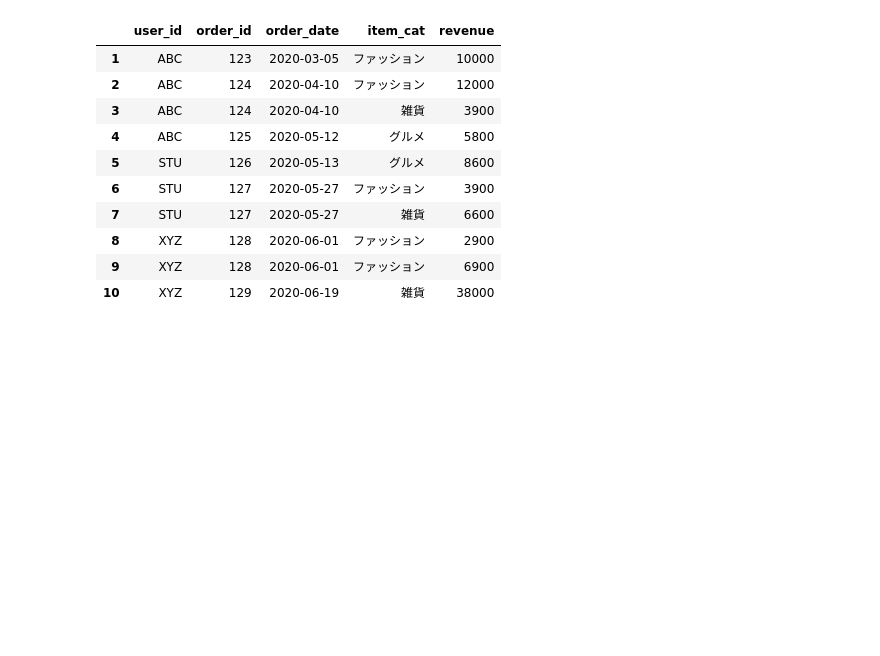
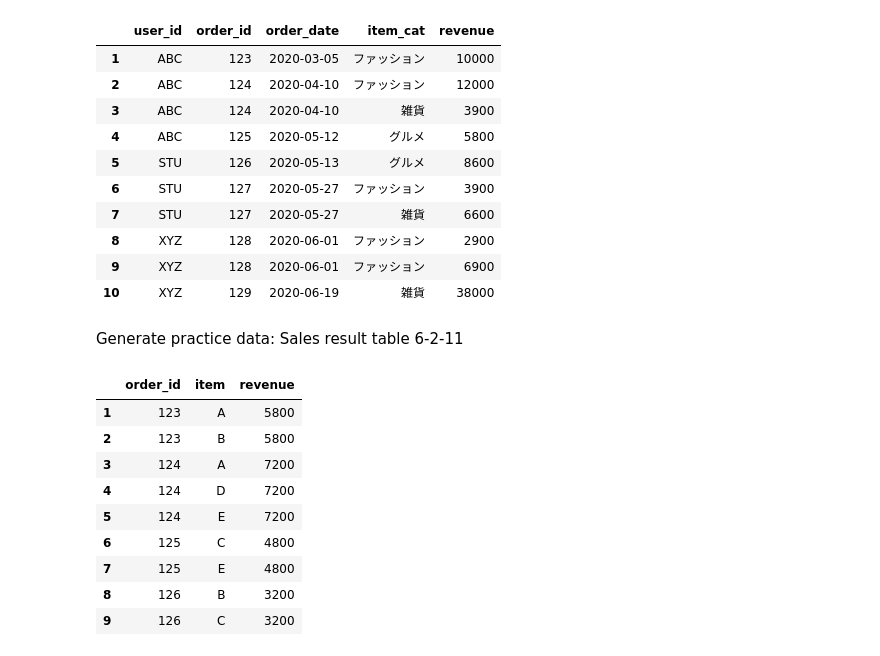
Before and after one commit to 1024xx4/practice_big_query, a Jupyter notebook: kobo.ipynb, the cells around one changed output. Saved outputs shown, nothing was run; the diff lists cells and outputs as text; code cells hidden in the pictures; blank space fills up the shorter version.

Commit message:
Collect: Generate small_item table#7

```diff
--- a/kobo.ipynb
+++ b/kobo.ipynb
@@ -583,3 +583,31 @@ df_small_order_date
 os.makedirs("data", exist_ok=True)
 path = "data/small_order_date.csv"
 df_small_order_date.to_csv(path, index=None)
+# %% [markdown]
+Generate practice data: Sales result table 6-2-11
+# %%
+small_item = [
+    ["order_id", "item", "revenue"],
+    [123, "A", 5800],
+    [123, "B", 5800],
+    [124, "A", 7200],
+    [124, "D", 7200],
+    [124, "E", 7200],
+    [125, "C", 4800],
+    [125, "E", 4800],
+    [126, "B", 3200],
+    [126, "C", 3200],
+]
+df_small_item = pd.DataFrame(small_item, columns=small_item[0]).drop(0, axis=0)
+df_small_item
+# %% [output]
+|  | order_id | item | revenue |
+| 1 | 123 | A | 5800 |
+| 2 | 123 | B | 5800 |
+| 3 | 124 | A | 7200 |
+| 4 | 124 | D | 7200 |
+| 5 | 124 | E | 7200 |
+| 6 | 125 | C | 4800 |
+| 7 | 125 | E | 4800 |
+| 8 | 126 | B | 3200 |
+| 9 | 126 | C | 3200 |
```
Also changed, not shown: parts of 1 cell of this notebook, 1 other file.
